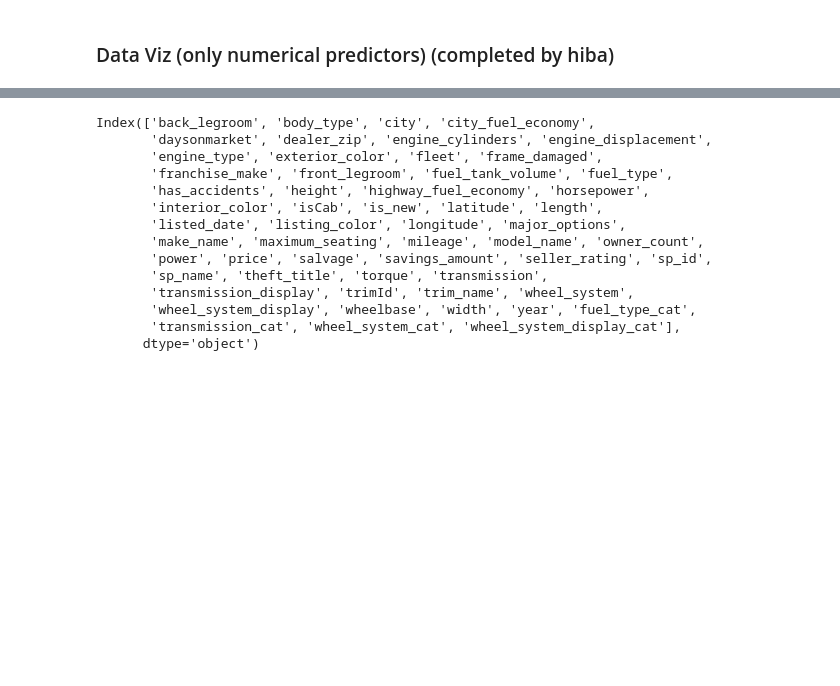
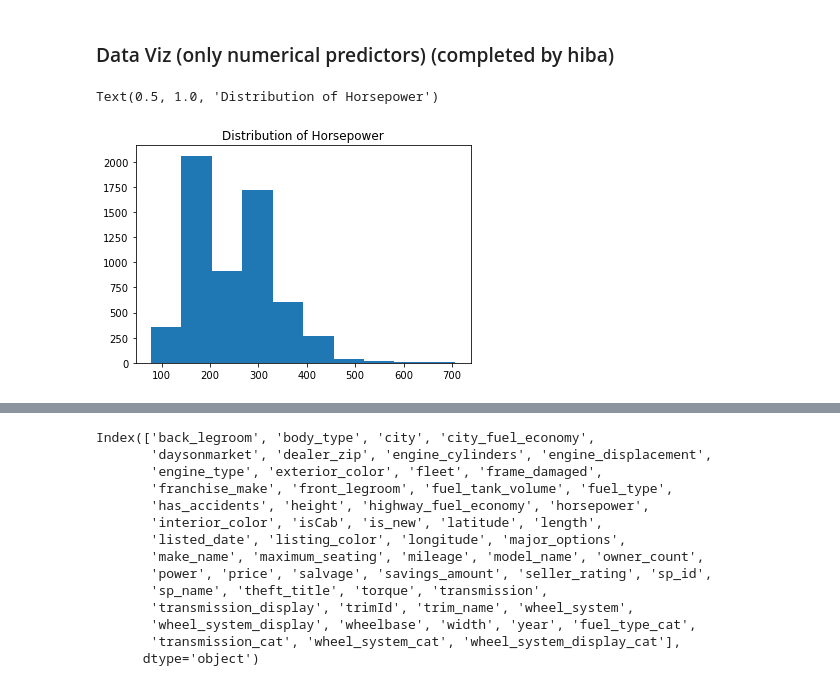
Before and after one commit to hibakhatib/Stat303-3-Final-Project, a Jupyter notebook: Project Code._Full_EDA.ipynb, the cells around one changed output, grey strips where cells are left out. Saved outputs shown, nothing was run; the diff lists cells and outputs as text; code cells hidden in the pictures; blank space fills up the shorter version.

```diff
--- a/Project Code._Full_EDA.ipynb
+++ b/Project Code._Full_EDA.ipynb
@@ -250,3 +266,9 @@ Index(['city_fuel_economy', 'engine_displacement', 'fuel_tank_volume',
       dtype='object')
 # %% [markdown]
 ### Data Viz (only numerical predictors) (completed by hiba)
+# %%
+plt.hist(X_numerical.horsepower)
+plt.title("Distribution of Horsepower")
+# %% [output]
+Text(0.5, 1.0, 'Distribution of Horsepower')
+[figure, added]
```
Also changed, not shown: parts of 21 cells of this notebook.
